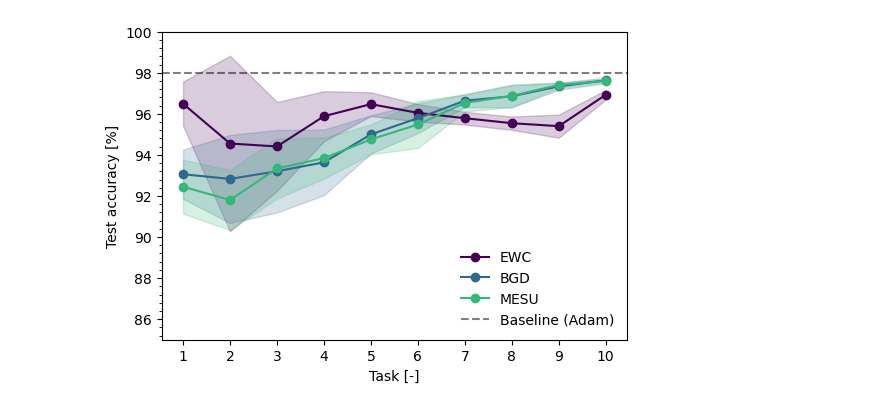
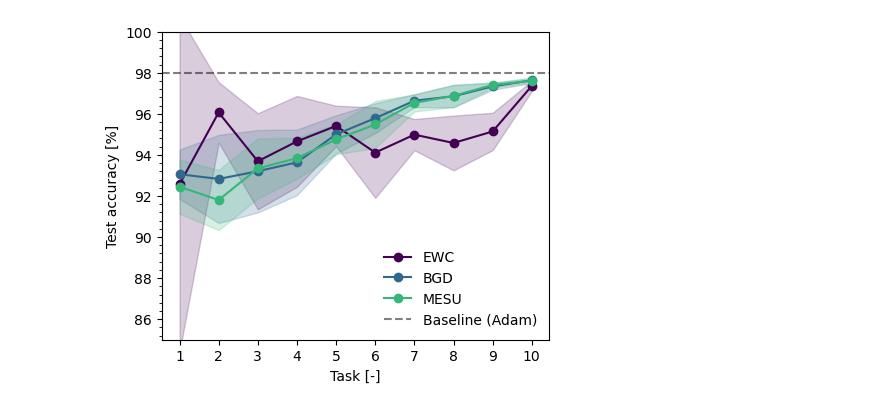
Before and after one commit to kellian-cottart/binarized-neural-networks, a Jupyter notebook: paper-figures-djohan.ipynb, the cells around one changed output. Cells and saved outputs as stored; diff of their text form; code cells hidden in the pictures.

```diff
--- a/paper-figures-djohan.ipynb
+++ b/paper-figures-djohan.ipynb
@@ -7,7 +7,7 @@ import os
 # %%
 n_iterations = 10
 paths = [
-    "./paper-figures-djohan/saved-results/20240903-093727-Adam-DNN-BS64-512-PermutedMNIST-relu",
+    "./paper-figures-djohan/saved-results/20240903-144331-Adam-DNN-BS64-512-PermutedMNIST-relu",
     "./paper-figures-djohan/saved-results/20240903-091749-BGD-BayesianNN-BS64-512-PermutedMNIST-relu",
     "./paper-figures-djohan/saved-results/20240903-092149-MESU-BayesianNN-BS64-512-PermutedMNIST-relu",
 ]
@@ -22,32 +22,32 @@ models = []
 for path in paths:
     accuracies = []
     for it in range(n_iterations):
         accuracies.append(torch.stack(torch.load(os.path.join(path, f"params-network-{it}", "accuracy.pt"), map_location={'cuda:1': 'cuda:0'})))
     accuracies = torch.stack(accuracies)
     models.append(accuracies)
 models = torch.stack(models)
 
-fig, ax = plt.subplots(figsize=(6, 4))
+fig, ax = plt.subplots(figsize=(5, 4))
 palette = plt.get_cmap('viridis', len(models)+1)
 for i, model in enumerate(models):
     mean, std = get_mean_std_accuracies(model, t_start=1, t_end=10)
     ax.plot(mean, color=palette(i), label=model_names[i], marker="o")
     ax.fill_between(np.arange(0, 10), mean-std, mean+std, color=palette(i), alpha=0.2)
 
 # hline: fully connected
 ax.axhline(y=98, color="black", linestyle='--', alpha=0.5, label="Baseline (Adam)")
 
 ax.set_xticks(np.arange(0, 10, 1))
 ax.set_xticklabels(np.arange(1, 11, 1))
 ax.set_xlabel("Task [-]")
 ax.set_ylabel("Test accuracy [%]")
 ax.yaxis.set_minor_locator(AutoMinorLocator(5))
 ax.legend(frameon=False, loc="lower right")
 ax.set_ylim(85, 100)
 
 title = versionning(folder="./paper/figures", title="permutedMNIST", format=".pdf")
 plt.savefig(title, format="pdf", bbox_inches='tight')
 plt.savefig(title.replace(".pdf", ".svg"), format="svg", bbox_inches='tight')
 plt.show()
 # %% [output]
-[figure, old version]
+[figure, new version]
```
Also changed, not shown: 3 other files.
